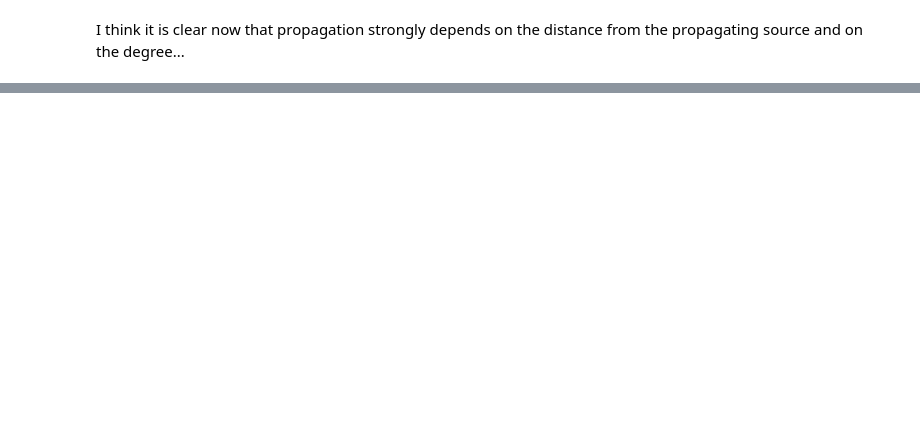
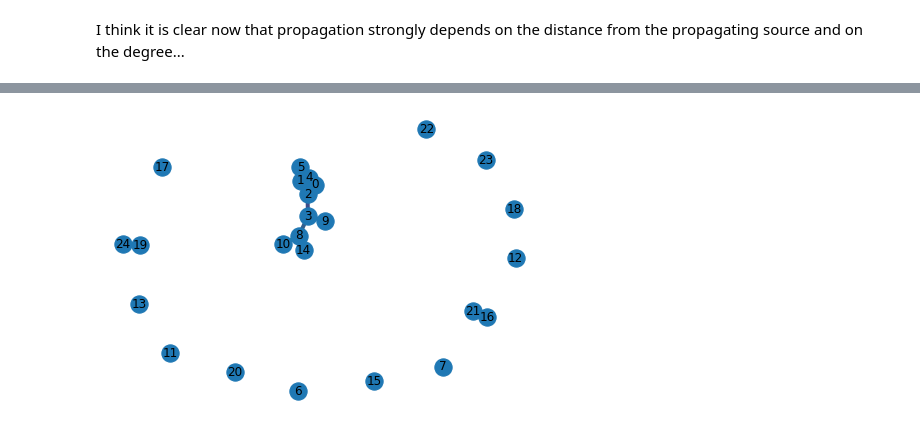
Before and after one commit to zelhar/baproject, a Jupyter notebook: ba/exploration_of_propagation_in_small_graphs.ipynb, the cells around one changed output, grey strips where cells are left out. Saved outputs shown, nothing was run; the diff lists cells and outputs as text; code cells hidden in the pictures; blank space fills up the shorter version.

```diff
--- a/ba/exploration_of_propagation_in_small_graphs.ipynb
+++ b/ba/exploration_of_propagation_in_small_graphs.ipynb
@@ -152,0 +158,5 @@ I think it is clear now  that propagation strongly depends on the distance from
+# %%
+# reducedInfluenceMatrixG
+W = reducedInfluenceMatrixG(G, delta=0.05)
+
+heatmap(W, "")
@@ -152,0 +165,13 @@ I think it is clear now  that propagation strongly depends on the distance from
+# %%
+Gd = nx.Graph()
+Gd.add_nodes_from(range(25))
+edges = [(i,j) for i in range(25) for j in range(i,25) if W[i,j]>0]
+Gd.add_edges_from(edges)
+l = [W[e] for e in Gd.edges()]
+l
+
+
+nx.draw(Gd, with_labels=True, width=4, edge_color = range(40))
+plt.show()
+# %% [output]
+[figure, added]
```
Also changed, not shown: parts of 12 cells of this notebook, 2 other files.
